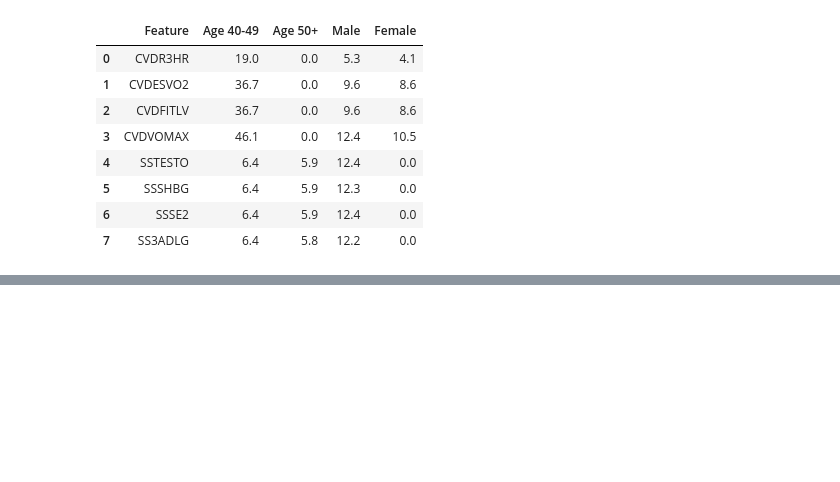
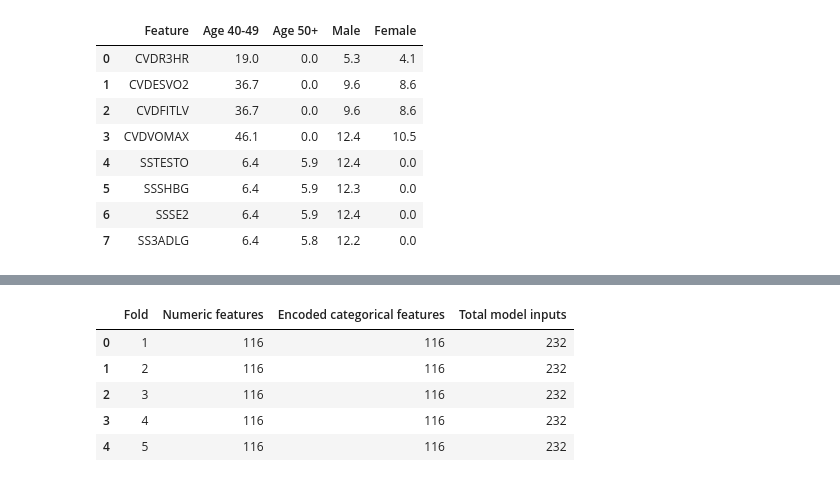
Before and after one commit to Evode-Manirahari/nhanes-cardiovascular-ml, a Jupyter notebook: notebooks/03_onehot_baseline_cv.ipynb, the cells around one changed output, grey strips where cells are left out. Drawn from its saved outputs; the diff is of its cells as text; code cells hidden in the pictures; blank space fills up the shorter version.

```diff
--- a/notebooks/03_onehot_baseline_cv.ipynb
+++ b/notebooks/03_onehot_baseline_cv.ipynb
@@ -2583,0 +2782,45 @@ Percentage with observed measurements:
+# %%
+from sklearn.pipeline import make_pipeline
+from sklearn.impute import SimpleImputer
+from sklearn.preprocessing import OneHotEncoder
+from sklearn.model_selection import StratifiedKFold
+import pandas as pd
+
+cv = StratifiedKFold(
+    n_splits=5,
+    shuffle=True,
+    random_state=42
+)
+
+results = []
+
+for fold, (train_idx, val_idx) in enumerate(
+    cv.split(X_all, y_all), start=1
+):
+    # Impute and encode using training data only
+    categorical_pipeline = make_pipeline(
+        SimpleImputer(strategy="most_frequent"),
+        OneHotEncoder(handle_unknown="ignore")
+    )
+
+    X_train_cat = X_all.iloc[train_idx][cat_cols]
+
+    X_encoded = categorical_pipeline.fit_transform(
+        X_train_cat
+    )
+
+    results.append({
+        "Fold": fold,
+        "Numeric features": len(num_cols),
+        "Encoded categorical features": X_encoded.shape[1],
+        "Total model inputs": len(num_cols) + X_encoded.shape[1]
+    })
+
+display(pd.DataFrame(results))
+# %% [output]
+|  | Fold | Numeric features | Encoded categorical features | Total model inputs |
+| 0 | 1 | 116 | 116 | 232 |
+| 1 | 2 | 116 | 116 | 232 |
+| 2 | 3 | 116 | 116 | 232 |
+| 3 | 4 | 116 | 116 | 232 |
+| 4 | 5 | 116 | 116 | 232 |
```
Also changed, not shown: parts of 12 cells of this notebook, 5 other files.
